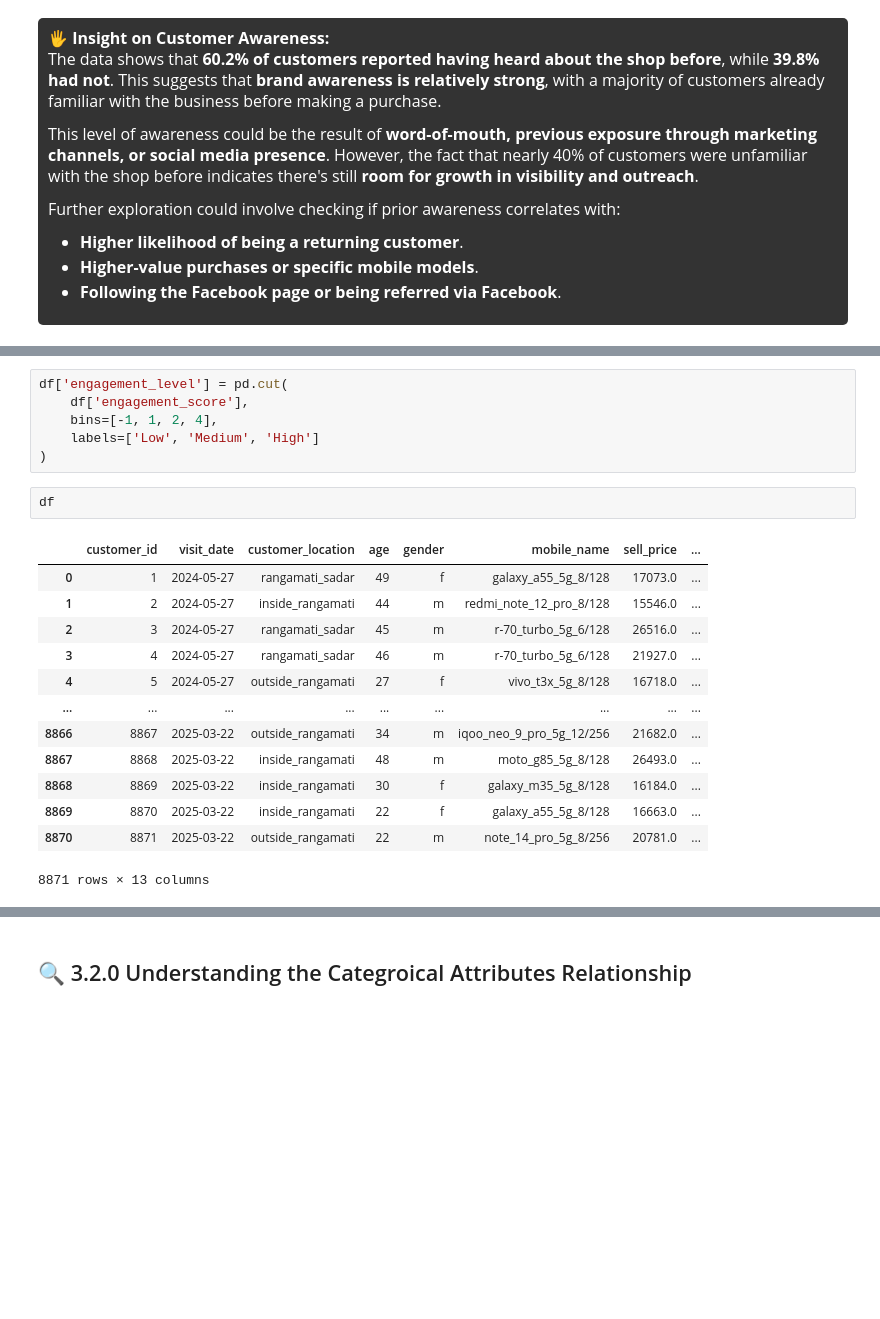
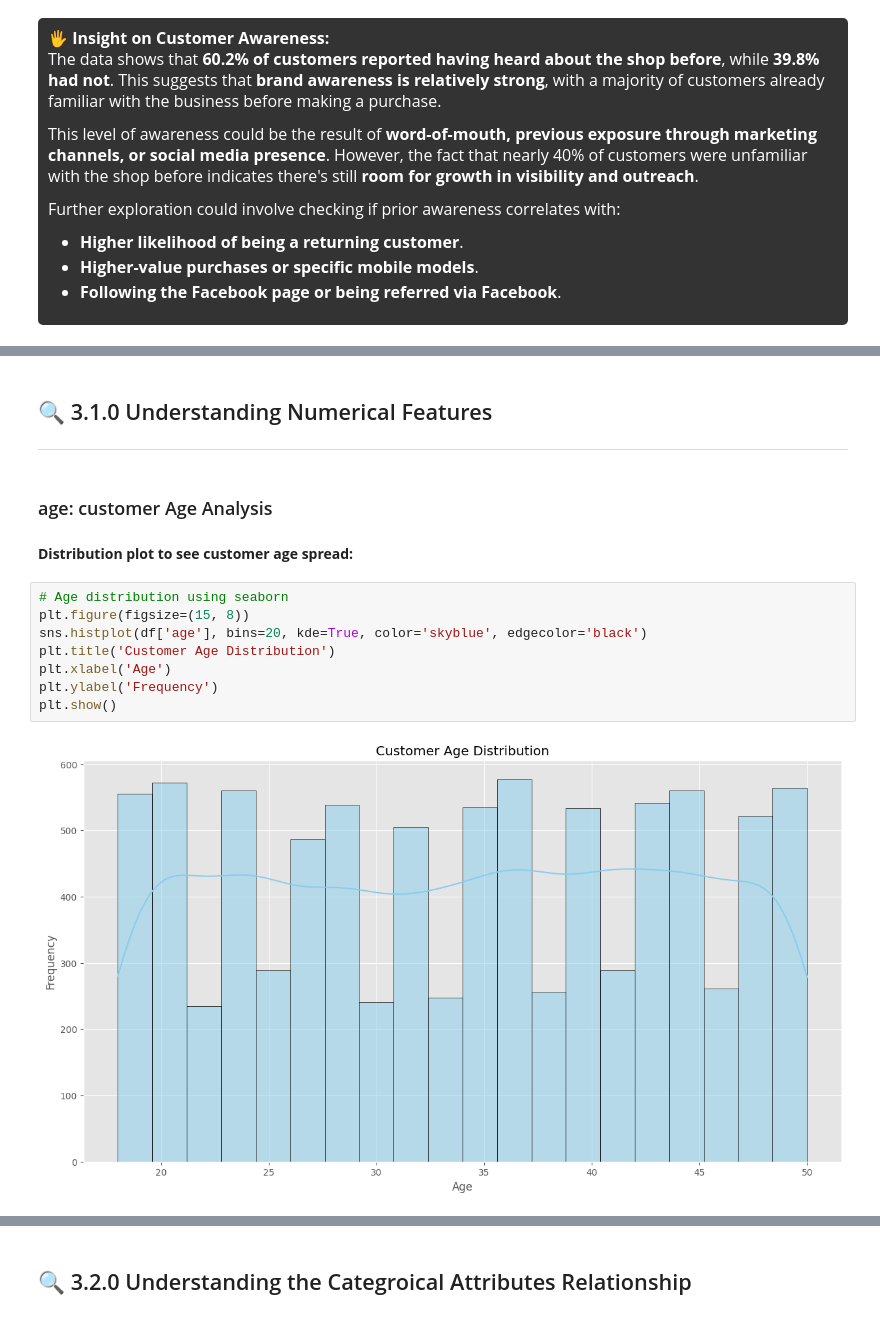
Before and after one commit to TeslimAdeyanju/14-Portfolio-SDS-CP026-retail-pulse, a Jupyter notebook: submissions/team/Teslim-Adeyanju/teslim-adeyanju-retail-pulse-note.ipynb, the cells around one changed output, grey strips where cells are left out. Cells and saved outputs as stored; diff of their text form; blank space fills up the shorter version.

```diff
--- a/submissions/team/Teslim-Adeyanju/teslim-adeyanju-retail-pulse-note.ipynb
+++ b/submissions/team/Teslim-Adeyanju/teslim-adeyanju-retail-pulse-note.ipynb
@@ -582,22 +596,17 @@ df['engagement_score'] = (
-# %%
-df['engagement_level'] = pd.cut(
-    df['engagement_score'],
-    bins=[-1, 1, 2, 4],
-    labels=['Low', 'Medium', 'High']
-)
-# %%
-df
-# %% [output]
-|  | customer_id | visit_date | customer_location | age | gender | mobile_name | sell_price | ... |
-| 0 | 1 | 2024-05-27 | rangamati_sadar | 49 | f | galaxy_a55_5g_8/128 | 17073.0 | ... |
-| 1 | 2 | 2024-05-27 | inside_rangamati | 44 | m | redmi_note_12_pro_8/128 | 15546.0 | ... |
-| 2 | 3 | 2024-05-27 | rangamati_sadar | 45 | m | r-70_turbo_5g_6/128 | 26516.0 | ... |
-| 3 | 4 | 2024-05-27 | rangamati_sadar | 46 | m | r-70_turbo_5g_6/128 | 21927.0 | ... |
-| 4 | 5 | 2024-05-27 | outside_rangamati | 27 | f | vivo_t3x_5g_8/128 | 16718.0 | ... |
-| ... | ... | ... | ... | ... | ... | ... | ... | ... |
-| 8866 | 8867 | 2025-03-22 | outside_rangamati | 34 | m | iqoo_neo_9_pro_5g_12/256 | 21682.0 | ... |
-| 8867 | 8868 | 2025-03-22 | inside_rangamati | 48 | m | moto_g85_5g_8/128 | 26493.0 | ... |
-| 8868 | 8869 | 2025-03-22 | inside_rangamati | 30 | f | galaxy_m35_5g_8/128 | 16184.0 | ... |
-| 8869 | 8870 | 2025-03-22 | inside_rangamati | 22 | f | galaxy_a55_5g_8/128 | 16663.0 | ... |
-| 8870 | 8871 | 2025-03-22 | outside_rangamati | 22 | m | note_14_pro_5g_8/256 | 20781.0 | ... |
-8871 rows × 13 columns
+# %% [markdown]
+## 🔍 3.1.0 Understanding Numerical Features
+___
+# %% [markdown]
+### age: customer Age Analysis
+# %% [markdown]
+**Distribution plot to see customer age spread:**
+# %%
+# Age distribution using seaborn
+plt.figure(figsize=(15, 8))
+sns.histplot(df['age'], bins=20, kde=True, color='skyblue', edgecolor='black')
+plt.title('Customer Age Distribution')
+plt.xlabel('Age')
+plt.ylabel('Frequency')
+plt.show()
+# %% [output]
+[figure, added]
```
Also changed, not shown: parts of 35 cells of this notebook.
